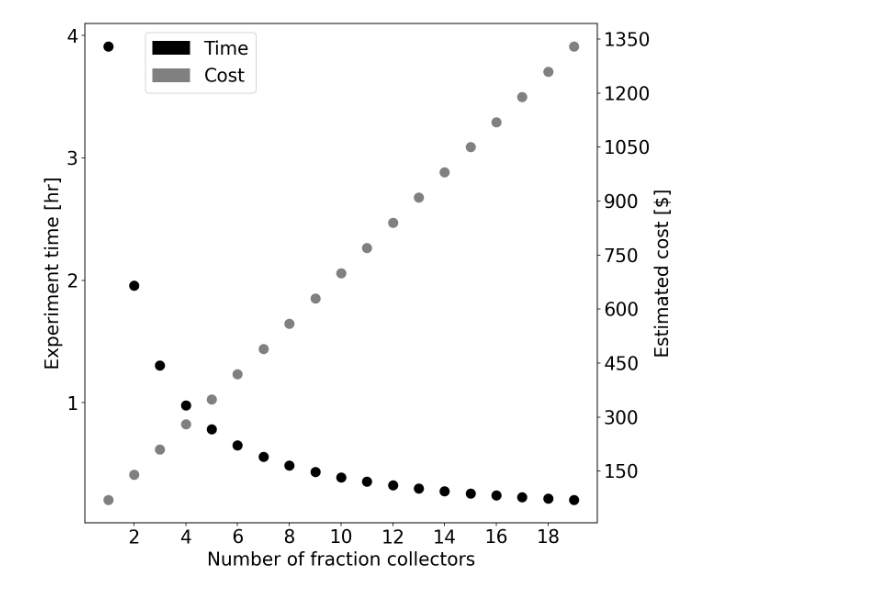
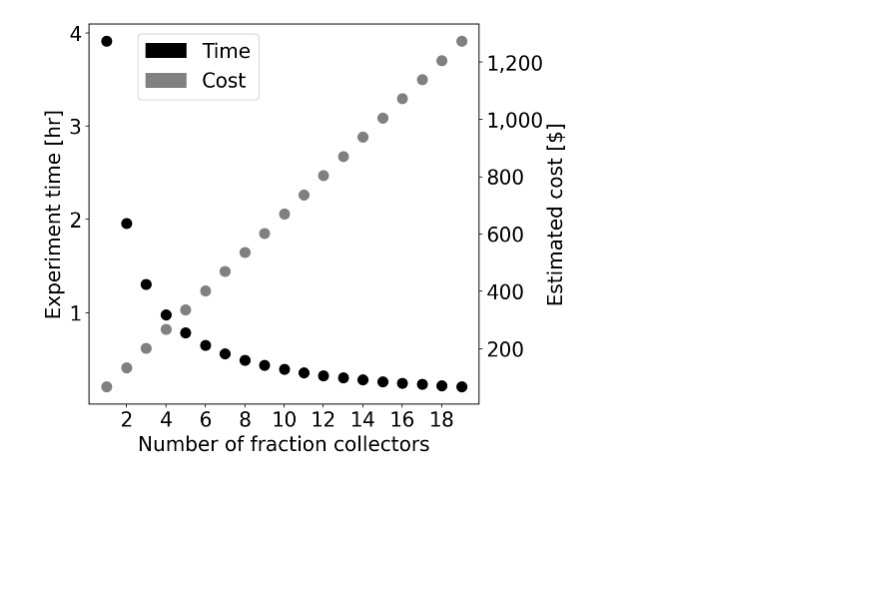
Before and after one commit to pachterlab/colosseum, a Jupyter notebook: analysis/scalability.ipynb, the cells around one changed output. Saved outputs shown, nothing was run; the diff lists cells and outputs as text; code cells hidden in the pictures; blank space fills up the shorter version.

Commit message:
update cost

```diff
--- a/analysis/scalability.ipynb
+++ b/analysis/scalability.ipynb
@@ -20,32 +21,33 @@ v = 1.   # volume per fraction
 k = np.arange(1, 20) # number of collectors
 
 hours = N*v / (k*f)
-cost_per = 70
+cost_per = 67.02
 cost = [i*cost_per for i in range(1, 20)]
 # %%
-fig, ax = plt.subplots(figsize=(10, 10))
+fig, ax = plt.subplots(figsize=(7, 7))
 ax2 = ax.twinx()
 
 ax.scatter(k, hours, c='k', s=100, label="Time")
 
 ax.set_xlabel("Number of fraction collectors")
 ax.set_ylabel("Experiment time [hr]")
 ax.yaxis.set_major_locator(MaxNLocator(integer=True))
 ax.xaxis.set_major_locator(MaxNLocator(integer=True))
 
 
 ax2.scatter(k, cost, c='grey', s=100, label="Cost")
 
 ax2.set_ylabel("Estimated cost [$]")
-ax2.yaxis.set_major_locator(MaxNLocator(integer=True))
+# ax2.yaxis.set_major_locator(MaxNLocator(integer=True))
+ax2.yaxis.set_major_formatter(mpl.ticker.StrMethodFormatter('{x:,.0f}'))
 
 grey_patch = mpatches.Patch(color='grey', label='Cost')
 black_patch = mpatches.Patch(color='black', label='Time')
 ax.legend(handles=[black_patch, grey_patch], loc="upper left", bbox_to_anchor=(0.1, 1))
 
 fig.savefig("time_cost_scale.png", bbox_inches='tight', dpi=100)
 
 
 fig.show()
 # %% [output]
-[figure, old version]
+[figure, new version]
```
Also changed, not shown: parts of 1 cell of this notebook.
